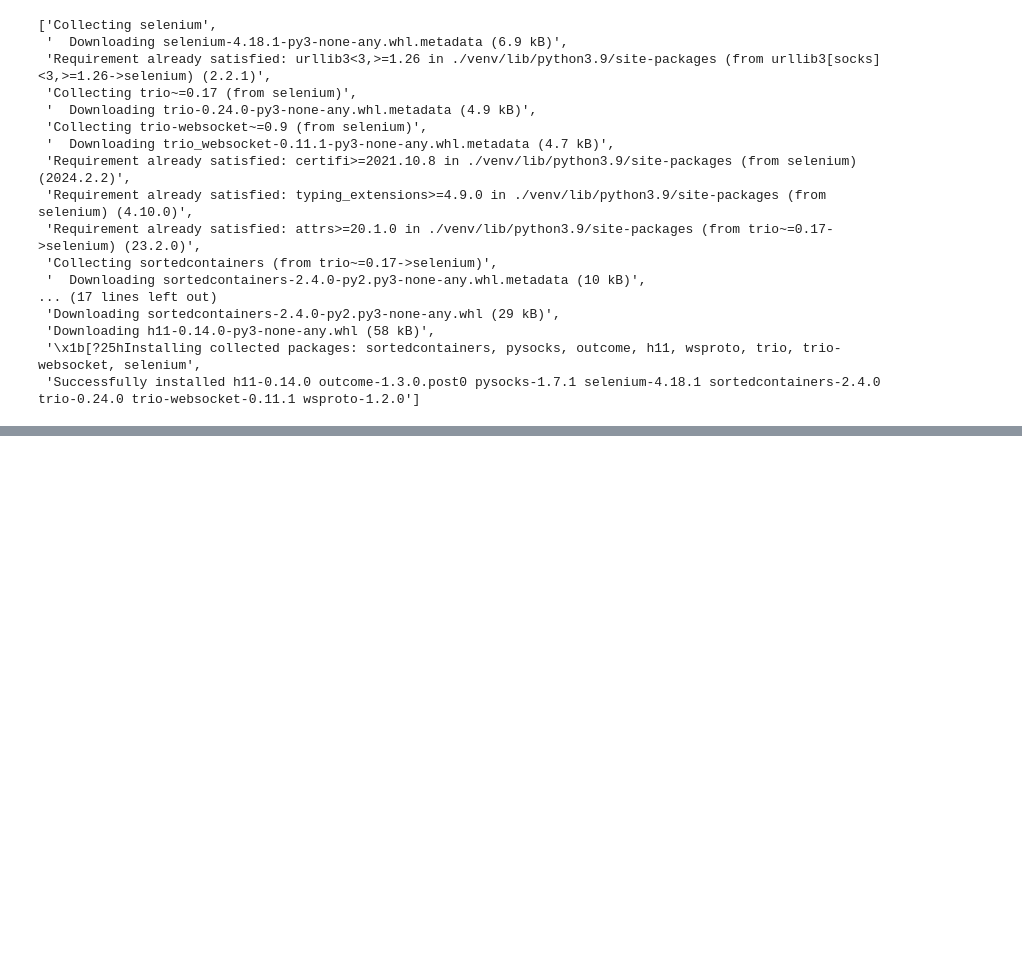
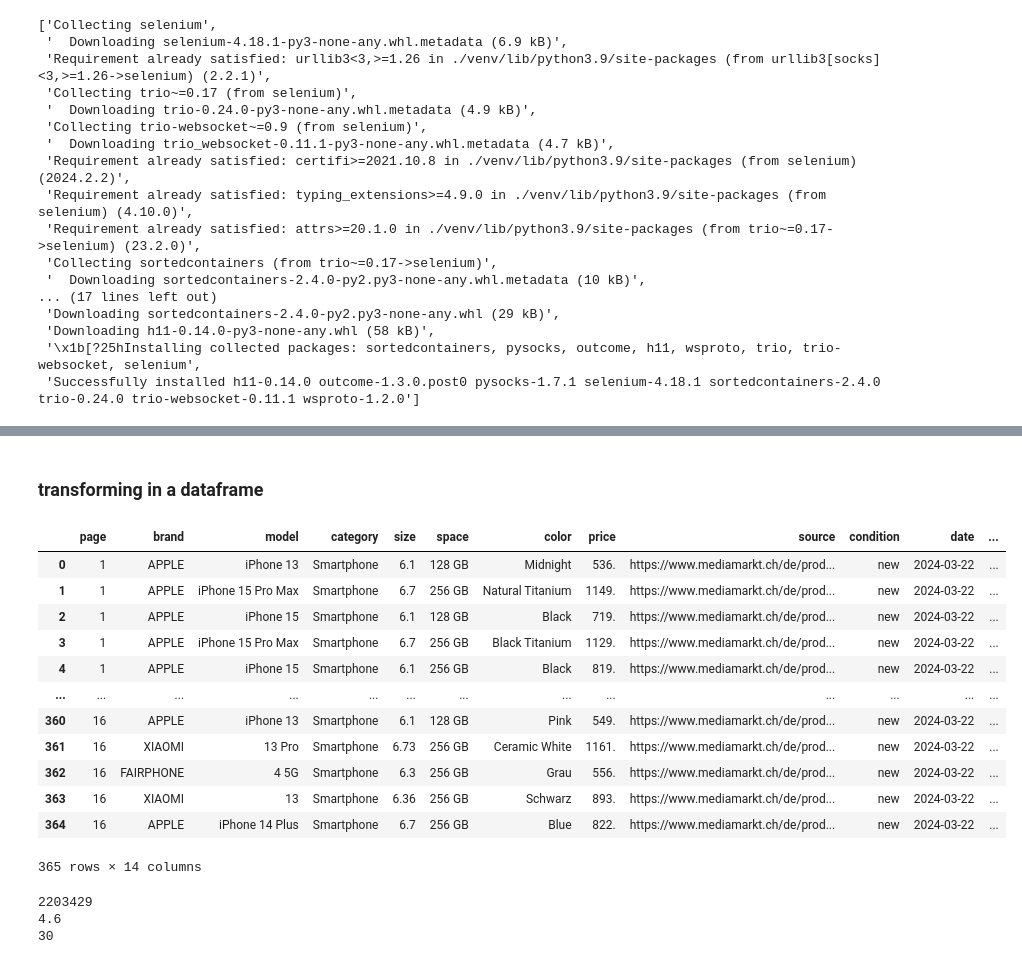
Before and after one commit to leinadher/CIP02.F24_Project, a Jupyter notebook: mediamarkt.ipynb, the cells around one changed output, grey strips where cells are left out. Cells and saved outputs as stored; diff of their text form; code cells hidden in the pictures; blank space fills up the shorter version.

```diff
--- a/mediamarkt.ipynb
+++ b/mediamarkt.ipynb
@@ -74,6 +55,0 @@ comments
-# %%
-
-info = phones[0].find_element(
-    By.CSS_SELECTOR,
-    "a.product-link").text
-info
@@ -108,2 +55,0 @@ brand,model
-# %%
-category = info.split("- ")[1].split(" ")[0]
@@ -112,2 +55,0 @@ category = info.split("- ")[1].split(" ")[0]
-# %%
-size = info.split("- ")[1].split(" ")[1].split("(")[1].split(" ")[0]
@@ -120,2 +55,0 @@ s = info.split("-")[1]
-# %%
-size, memory, color = s.split("(")[1].strip(")").split(", ")
@@ -125,0 +219,40 @@ size, memory, color
+# %% [markdown]
+### transforming in a dataframe
+# %%
+df = pd.DataFrame(phone_list)
+df
+# %% [output]
+|  | page | brand | model | category | size | space | color | price | source | condition | date | ... |
+| 0 | 1 | APPLE | iPhone 13 | Smartphone | 6.1 | 128 GB | Midnight | 536. | https://www.mediamarkt.ch/de/prod... | new | 2024-03-22 | ... |
+| 1 | 1 | APPLE | iPhone 15 Pro Max | Smartphone | 6.7 | 256 GB | Natural Titanium | 1149. | https://www.mediamarkt.ch/de/prod... | new | 2024-03-22 | ... |
+| 2 | 1 | APPLE | iPhone 15 | Smartphone | 6.1 | 128 GB | Black | 719. | https://www.mediamarkt.ch/de/prod... | new | 2024-03-22 | ... |
+| 3 | 1 | APPLE | iPhone 15 Pro Max | Smartphone | 6.7 | 256 GB | Black Titanium | 1129. | https://www.mediamarkt.ch/de/prod... | new | 2024-03-22 | ... |
+| 4 | 1 | APPLE | iPhone 15 | Smartphone | 6.1 | 256 GB | Black | 819. | https://www.mediamarkt.ch/de/prod... | new | 2024-03-22 | ... |
+| ... | ... | ... | ... | ... | ... | ... | ... | ... | ... | ... | ... | ... |
+| 360 | 16 | APPLE | iPhone 13 | Smartphone | 6.1 | 128 GB | Pink | 549. | https://www.mediamarkt.ch/de/prod... | new | 2024-03-22 | ... |
+| 361 | 16 | XIAOMI | 13 Pro | Smartphone | 6.73 | 256 GB | Ceramic White | 1161. | https://www.mediamarkt.ch/de/prod... | new | 2024-03-22 | ... |
+| 362 | 16 | FAIRPHONE | 4 5G | Smartphone | 6.3 | 256 GB | Grau | 556. | https://www.mediamarkt.ch/de/prod... | new | 2024-03-22 | ... |
+| 363 | 16 | XIAOMI | 13 | Smartphone | 6.36 | 256 GB | Schwarz | 893. | https://www.mediamarkt.ch/de/prod... | new | 2024-03-22 | ... |
+| 364 | 16 | APPLE | iPhone 14 Plus | Smartphone | 6.7 | 256 GB | Blue | 822. | https://www.mediamarkt.ch/de/prod... | new | 2024-03-22 | ... |
+365 rows × 14 columns
+# %%
+info_phone
+# Extract article number
+article_number_match = re.search(r'Artikelnummer:\n(\d+)', info_phone)
+article_number = article_number_match.group(1) if article_number_match else None
+
+# Extract rating
+rating_match = re.search(r'(\d+\.\d+)\s+out\s+of\s+5\s+stars', info_phone)
+rating = rating_match.group(1) if rating_match else None
+
+# Extract number of reviews
+reviews_match = re.search(r'Read\s+(\d+)\s+Reviews', info_phone)
+reviews = reviews_match.group(1) if reviews_match else None
+
+print(article_number)  # Output: 2203429
+print(rating)          # Output: 4.6
+print(reviews)         # Output: 30
+# %% [output]
+2203429
+4.6
+30
```
Also changed, not shown: parts of 33 cells of this notebook.
